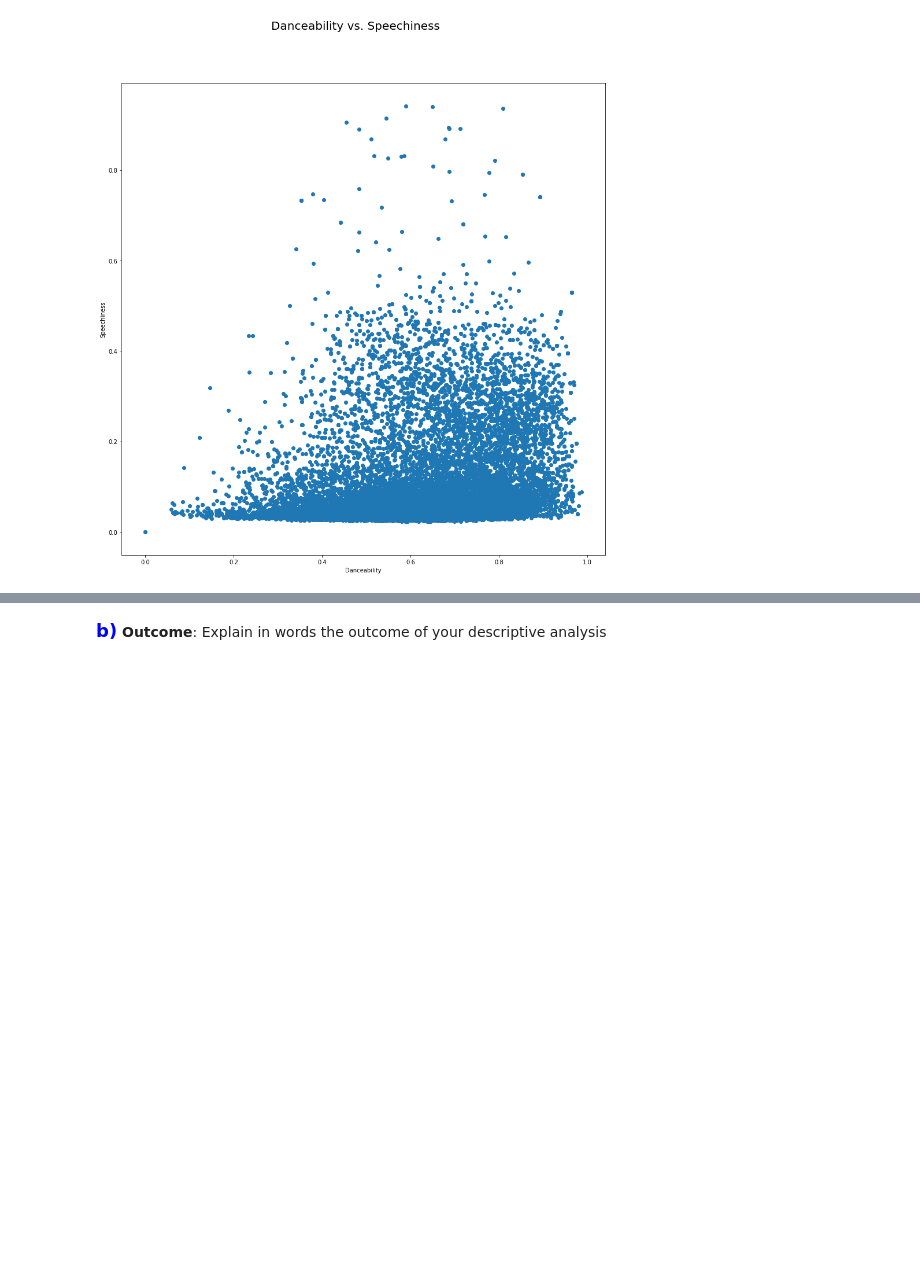
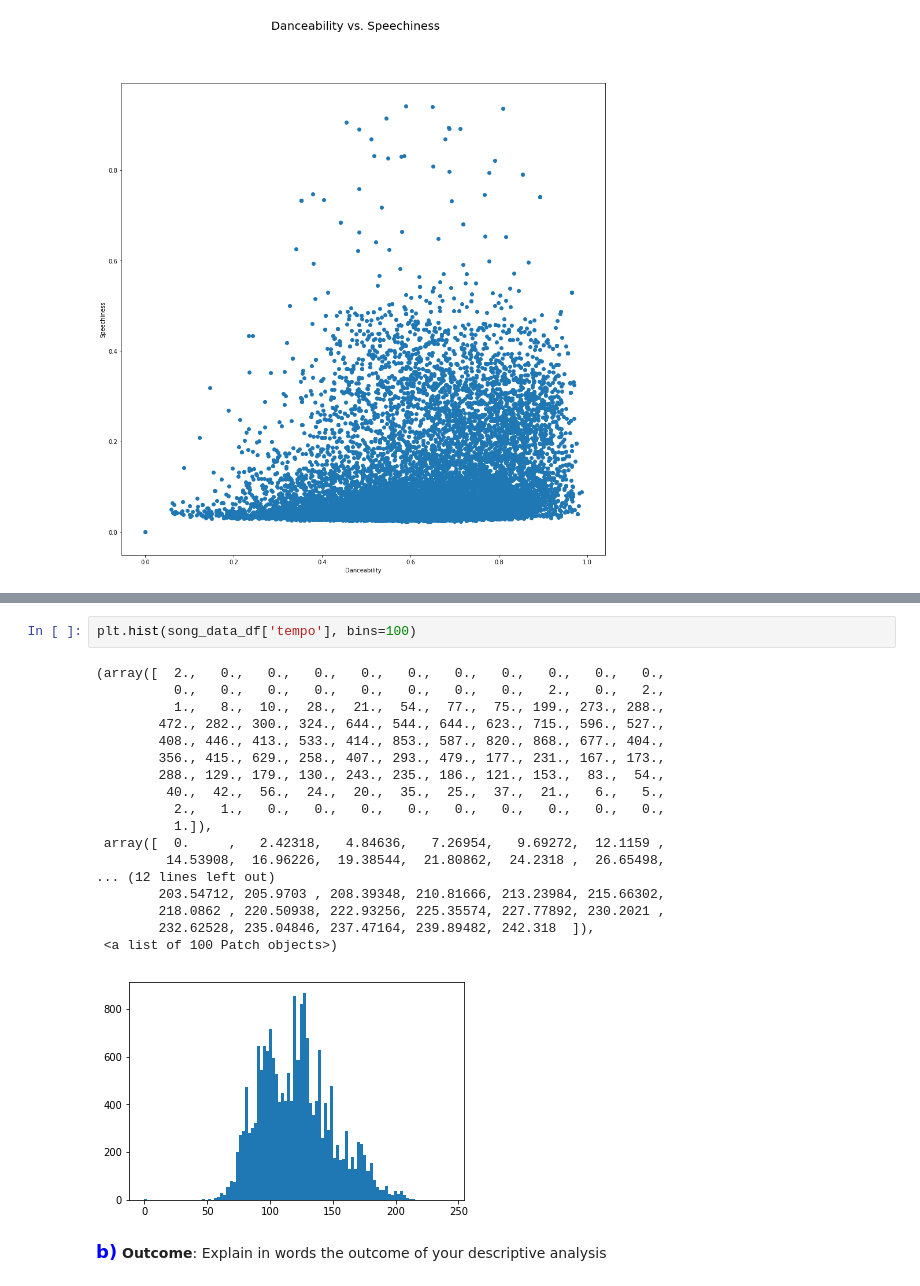
Before and after one commit to edalrami/spotify_clustering, a Jupyter notebook: Project 2.ipynb, the cells around one changed output, grey strips where cells are left out. Cells and saved outputs as stored; diff of their text form; blank space fills up the shorter version.

```diff
--- a/Project 2.ipynb
+++ b/Project 2.ipynb
@@ -280,3 +339,24 @@ plt.scatter(song_data_df['danceability'], song_data_df['speechiness'])
+# %%
+plt.hist(song_data_df['tempo'], bins=100)
+# %% [output]
+(array([  2.,   0.,   0.,   0.,   0.,   0.,   0.,   0.,   0.,   0.,   0.,
+          0.,   0.,   0.,   0.,   0.,   0.,   0.,   0.,   2.,   0.,   2.,
+          1.,   8.,  10.,  28.,  21.,  54.,  77.,  75., 199., 273., 288.,
+        472., 282., 300., 324., 644., 544., 644., 623., 715., 596., 527.,
+        408., 446., 413., 533., 414., 853., 587., 820., 868., 677., 404.,
+        356., 415., 629., 258., 407., 293., 479., 177., 231., 167., 173.,
+        288., 129., 179., 130., 243., 235., 186., 121., 153.,  83.,  54.,
+         40.,  42.,  56.,  24.,  20.,  35.,  25.,  37.,  21.,   6.,   5.,
+          2.,   1.,   0.,   0.,   0.,   0.,   0.,   0.,   0.,   0.,   0.,
+          1.]),
+ array([  0.     ,   2.42318,   4.84636,   7.26954,   9.69272,  12.1159 ,
+         14.53908,  16.96226,  19.38544,  21.80862,  24.2318 ,  26.65498,
+... (12 lines left out)
+        203.54712, 205.9703 , 208.39348, 210.81666, 213.23984, 215.66302,
+        218.0862 , 220.50938, 222.93256, 225.35574, 227.77892, 230.2021 ,
+        232.62528, 235.04846, 237.47164, 239.89482, 242.318  ]),
+ <a list of 100 Patch objects>)
+[figure, added]
 # %% [markdown]
 <b><font color="blue" size = 4>b)</font> Outcome</b>: Explain in words the outcome of your descriptive analysis
 # %% [markdown]
```
Also changed, not shown: parts of 6 cells of this notebook.
